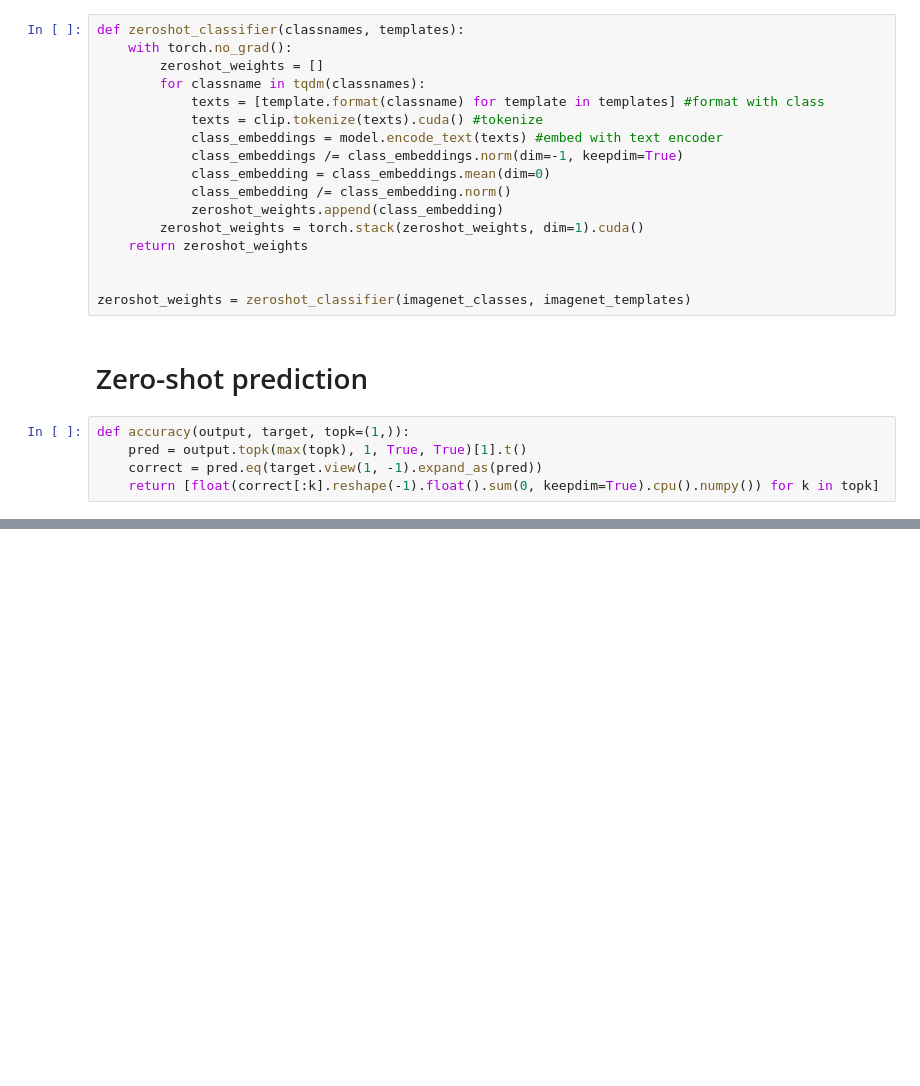
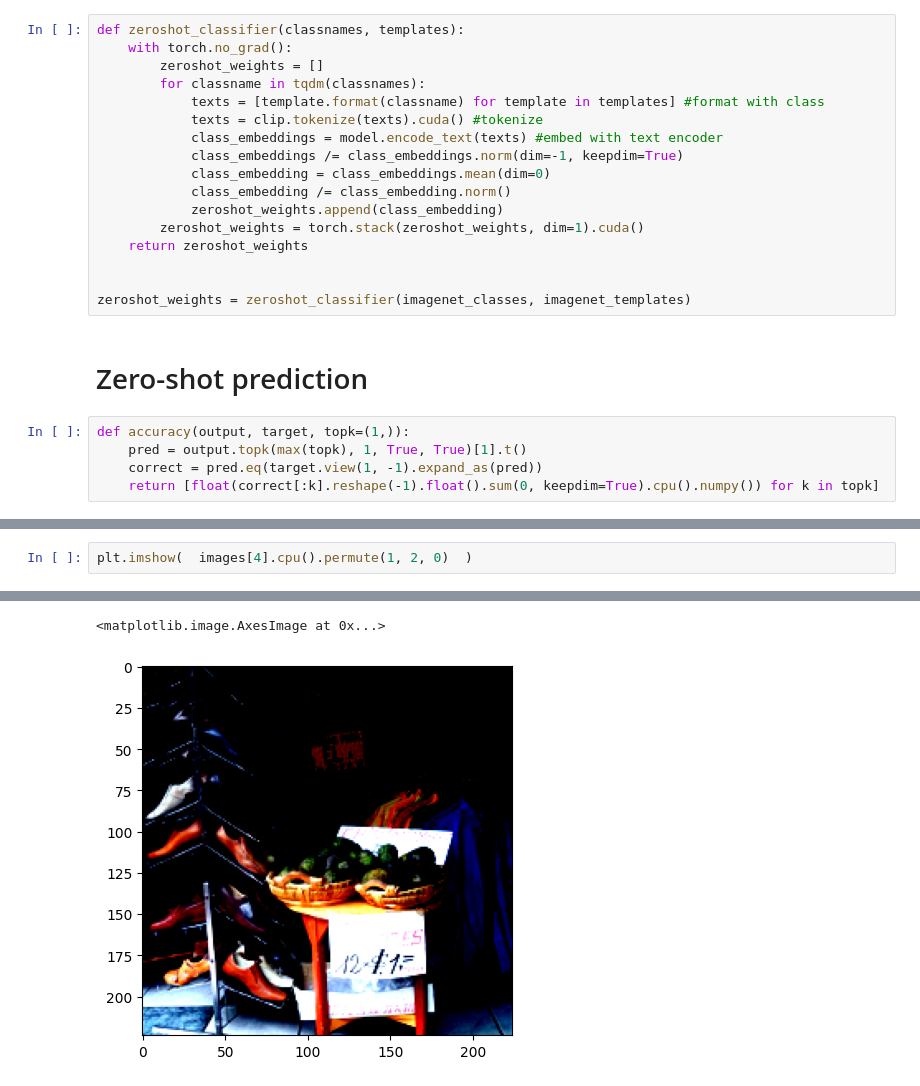
Before and after one commit to cagBRT/Diffusers, a Jupyter notebook: Prompt_Engineering_for_ImageNet_(1).ipynb, the cells around one changed output, grey strips where cells are left out. Cells and saved outputs as stored; diff of their text form; blank space fills up the shorter version.

```diff
--- a/Prompt_Engineering_for_ImageNet_(1).ipynb
+++ b/Prompt_Engineering_for_ImageNet_(1).ipynb
@@ -272,0 +296,3 @@ Top-5 accuracy: 83.41
+# %%
+plt.imshow(  images[4].cpu().permute(1, 2, 0)  )
+# %% [output]
@@ -272,0 +300,2 @@ Top-5 accuracy: 83.41
+<matplotlib.image.AxesImage at 0x...>
+[figure, added]
```
Also changed, not shown: parts of 7 cells of this notebook.
